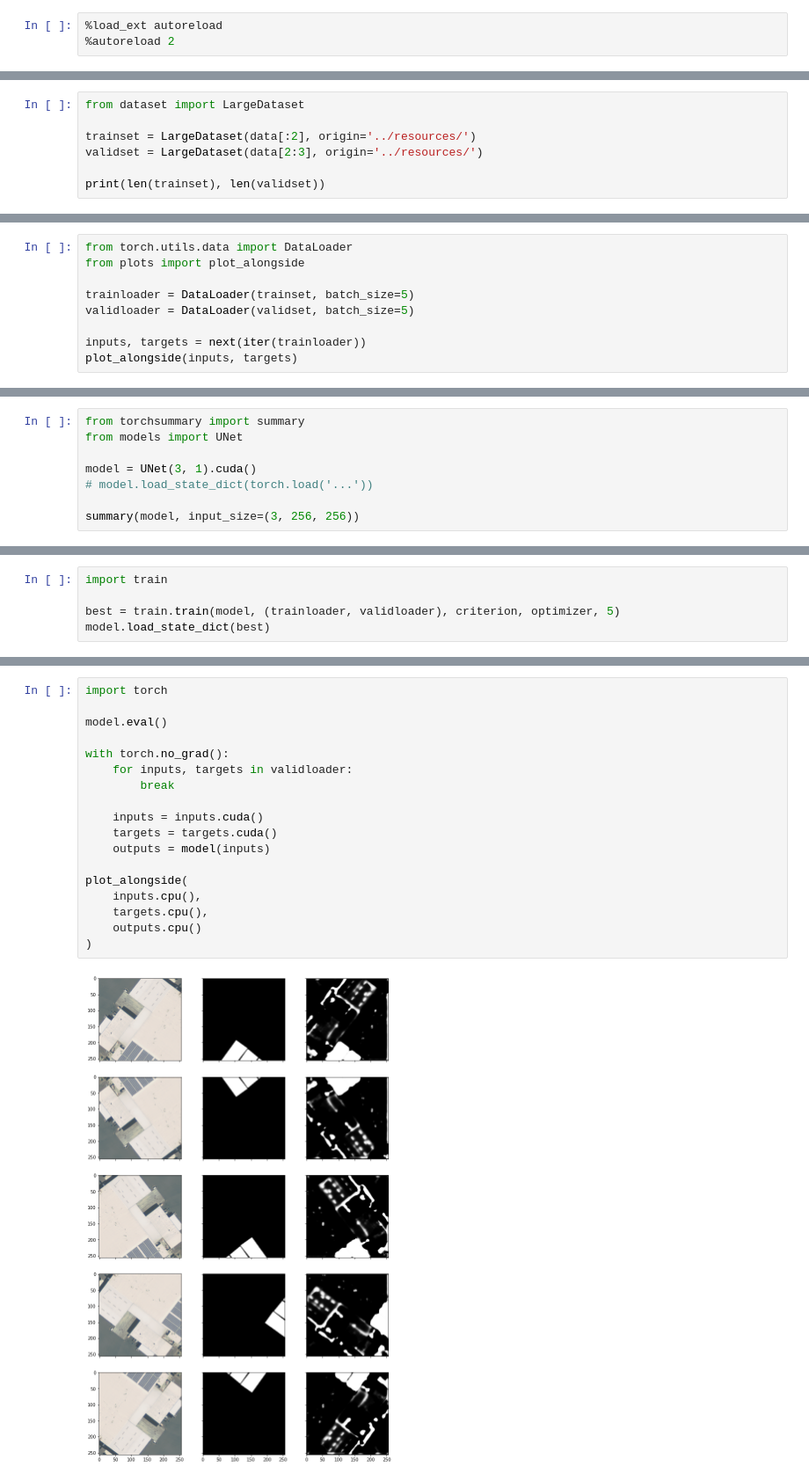
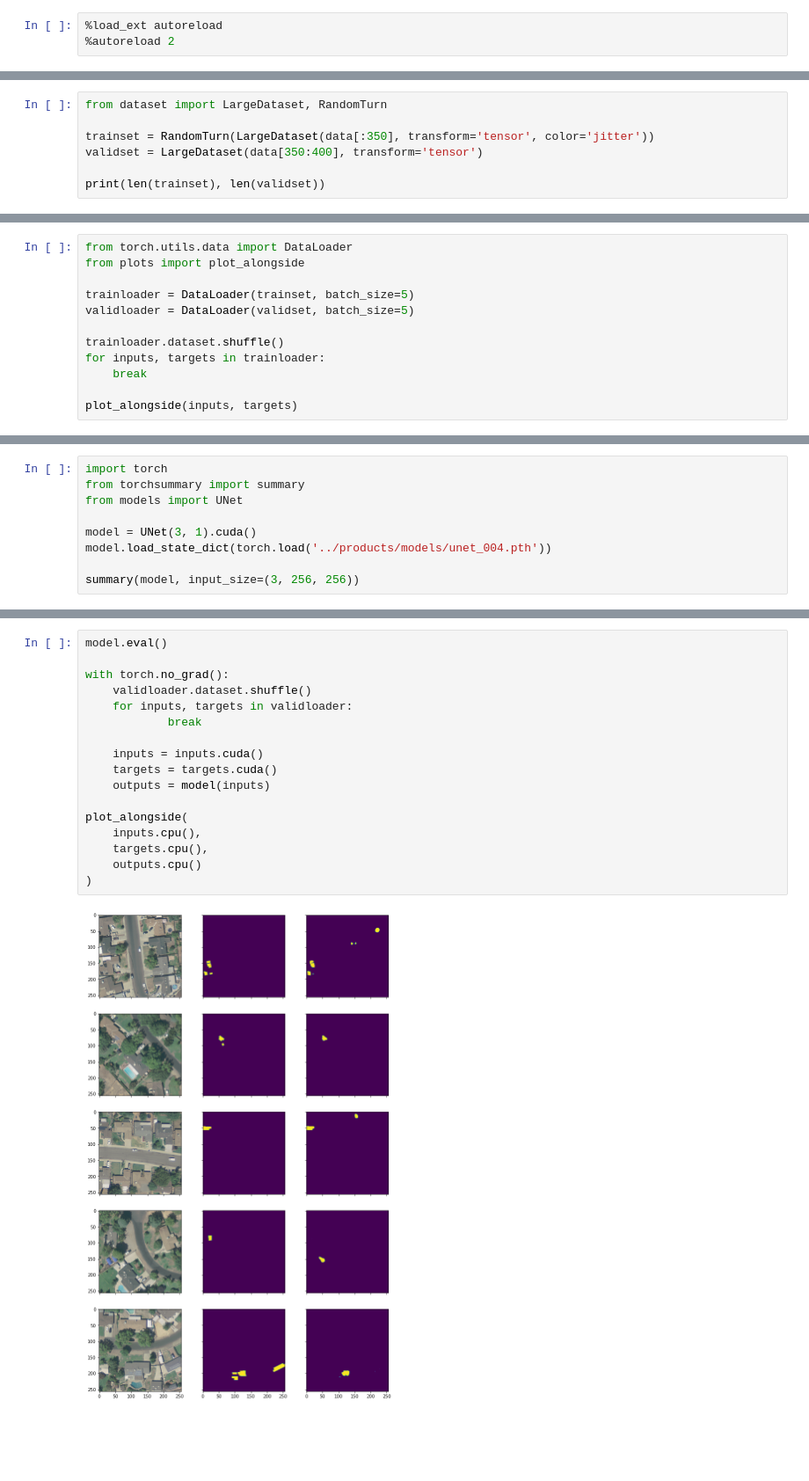
Before and after one commit to francois-rozet/adopptrs, a Jupyter notebook: python/unet.ipynb, the cells around one changed output, grey strips where cells are left out. Shown: that part at 88% size. Cells and saved outputs as stored; diff of their text form; blank space fills up the shorter version.

```diff
--- a/python/unet.ipynb
+++ b/python/unet.ipynb
@@ -16,8 +16,8 @@ for _, _, boxes in data:
 # %%
-from dataset import LargeDataset
+from dataset import LargeDataset, RandomTurn
 
-trainset = LargeDataset(data[:2], origin='../resources/')
-validset = LargeDataset(data[2:3], origin='../resources/')
+trainset = RandomTurn(LargeDataset(data[:350], transform='tensor', color='jitter'))
+validset = LargeDataset(data[350:400], transform='tensor')
 
 print(len(trainset), len(validset))
 # %% [output]
@@ -29,6 +29,9 @@ from plots import plot_alongside
 trainloader = DataLoader(trainset, batch_size=5)
 validloader = DataLoader(validset, batch_size=5)
 
-inputs, targets = next(iter(trainloader))
+trainloader.dataset.shuffle()
+for inputs, targets in trainloader:
+    break
+
 plot_alongside(inputs, targets)
 # %% [output]
@@ -36,9 +39,10 @@ plot_alongside(inputs, targets)
 # %%
+import torch
 from torchsummary import summary
 from models import UNet
 
 model = UNet(3, 1).cuda()
-# model.load_state_dict(torch.load('...'))
+model.load_state_dict(torch.load('../products/models/unet_004.pth'))
 
 summary(model, input_size=(3, 256, 256))
 # %% [output]
@@ -68,5 +65,0 @@ optimizer = Adam(model.parameters(), lr=1e-3)
-# %%
-import train
-
-best = train.train(model, (trainloader, validloader), criterion, optimizer, 5)
-model.load_state_dict(best)
@@ -92,20 +78,19 @@ Validation loss = 0.9467893884732173 +- 0.0777363457183624
 # %%
-import torch
-
 model.eval()
 
 with torch.no_grad():
+    validloader.dataset.shuffle()
     for inputs, targets in validloader:
-        break
+            break
 
     inputs = inputs.cuda()
     targets = targets.cuda()
     outputs = model(inputs)
 
 plot_alongside(
     inputs.cpu(),
     targets.cpu(),
     outputs.cpu()
 )
 # %% [output]
-[figure, old version]
+[figure, new version]
```
Also changed, not shown: parts of 7 cells of this notebook.
